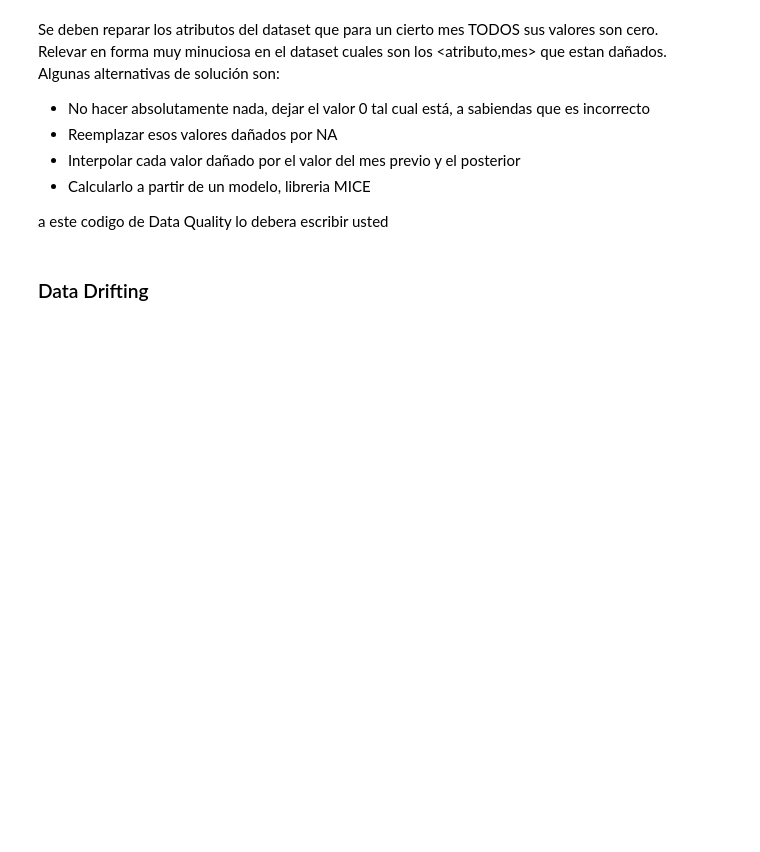
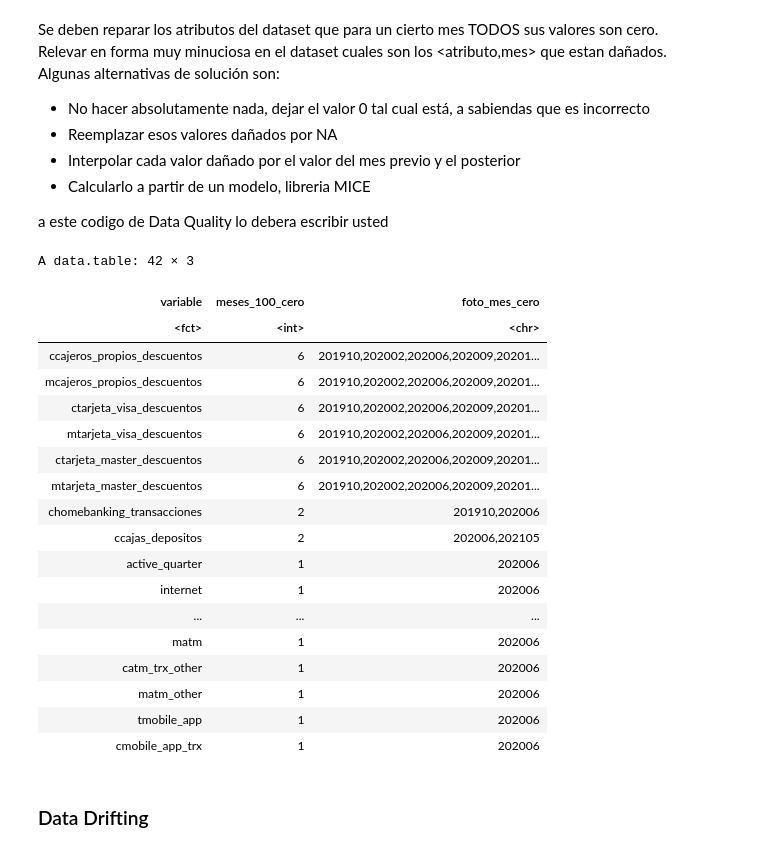
Before and after one commit to missvico/dmeyf2025, a Jupyter notebook: src/churn/C2001/workflow.ipynb, the cells around one changed output. Drawn from its saved outputs; the diff is of its cells as text; code cells hidden in the pictures; blank space fills up the shorter version.

```diff
--- a/src/churn/C2001/workflow.ipynb
+++ b/src/churn/C2001/workflow.ipynb
@@ -86,18 +86,38 @@ Se deben reparar los atributos del dataset que para un cierto mes TODOS sus valo
 a este codigo de Data Quality  lo debera escribir usted
 # %%
 DT <- as.data.table(dataset)
-dq <- ver_meses_rotos(DT, month_col = "foto_mes", exclude = c("numero_de_cliente", "clase_ternaria"))
+dq <- ver_meses_rotos(DT_fix, month_col = "foto_mes", exclude = c("numero_de_cliente", "clase_ternaria"))
 
 salida_ceros <- dq$detalle[
   pct_zero == 1,
   .(
     meses_100_cero = .N,
     foto_mes_cero  = paste(sort(unique(foto_mes)), collapse = ",")
   ),
   by = variable
 ][order(-meses_100_cero, variable)]
 
 salida_ceros[]
+# %% [output]
+A data.table: 42 × 3
+| variable | meses_100_cero | foto_mes_cero |
+| <fct> | <int> | <chr> |
+| ccajeros_propios_descuentos | 6 | 201910,202002,202006,202009,20201... |
+| mcajeros_propios_descuentos | 6 | 201910,202002,202006,202009,20201... |
+| ctarjeta_visa_descuentos | 6 | 201910,202002,202006,202009,20201... |
+| mtarjeta_visa_descuentos | 6 | 201910,202002,202006,202009,20201... |
+| ctarjeta_master_descuentos | 6 | 201910,202002,202006,202009,20201... |
+| mtarjeta_master_descuentos | 6 | 201910,202002,202006,202009,20201... |
+| chomebanking_transacciones | 2 | 201910,202006 |
+| ccajas_depositos | 2 | 202006,202105 |
+| active_quarter | 1 | 202006 |
+| internet | 1 | 202006 |
+| ... | ... | ... |
+| matm | 1 | 202006 |
+| catm_trx_other | 1 | 202006 |
+| matm_other | 1 | 202006 |
+| tmobile_app | 1 | 202006 |
+| cmobile_app_trx | 1 | 202006 |
 # %%
 DT_fix <- interpolar_faltantes(
   DT,
```
